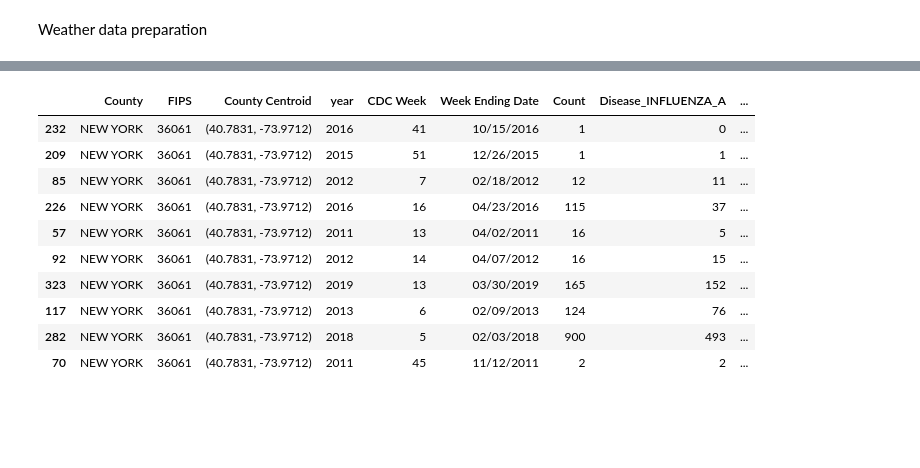
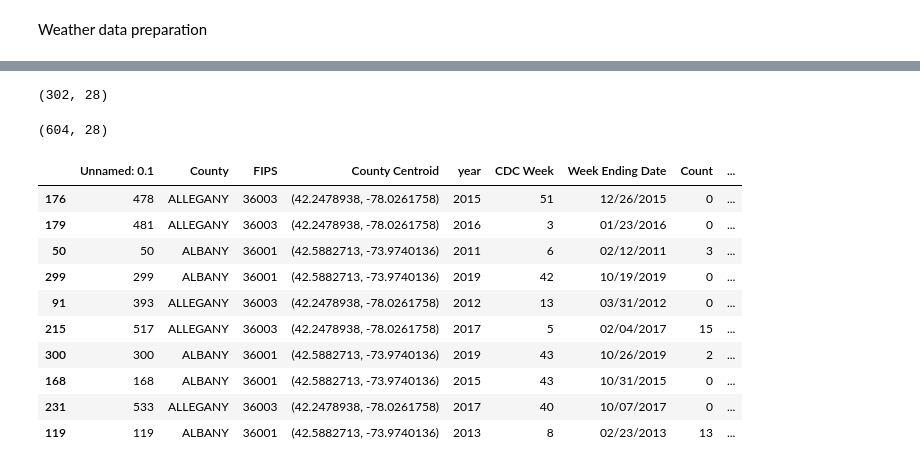
Before and after one commit to shivasanketh-rm/InfluenzaOutbreaks, a Jupyter notebook: IO_weatherPrep.ipynb, the cells around one changed output, grey strips where cells are left out. Cells and saved outputs as stored; diff of their text form; code cells hidden in the pictures; blank space fills up the shorter version.

```diff
--- a/IO_weatherPrep.ipynb
+++ b/IO_weatherPrep.ipynb
@@ -5,7 +5,7 @@ import pandas as pd
 import numpy as np
 # %%
 #Works on a single county basis
-county_name = 'NEW YORK'
+county_name = 'ALLEGANY'
 # %%
 #Read master csv file considering first column in the dataset as the index column
 df_master = pd.read_csv("master.csv", index_col=0)
@@ -67,20 +134,32 @@ df_TPS.head()
 #Creates a new dataframe by merging only the required county in master dataframe and the df_TPS dataframe for that county
 #This new dataframe is only a partial dataframe that contains only the rows that have the mentioned county values
 #Complete dataset has to be created by either merging or creating df_TPS for all counties and cerging all temp_df
-temp_df = pd.merge(df_master.loc[df_master['County'] == county_name], df_TPS,  how='left', left_on=['year','CDC Week'], right_on = ['Year','Week_Number'])
+temp_df = pd.merge(df_master.loc[df_master['County'] == county_name], df_TPS_1,  how='left', left_on=['year','CDC Week'], right_on = ['Year','Week_Number'])
 # %%
 #Drop the newly created Year and Week_Number columns as our master dataset already has these columns
 temp_df = temp_df.drop(['Year', 'Week_Number'], axis = 1)
-temp_df.sample(10)
+temp_df.sample(5)
+temp_df.shape
 # %% [output]
-|  | County | FIPS | County Centroid | year | CDC Week | Week Ending Date | Count | Disease_INFLUENZA_A | ... |
-| 232 | NEW YORK | 36061 | (40.7831, -73.9712) | 2016 | 41 | 10/15/2016 | 1 | 0 | ... |
-| 209 | NEW YORK | 36061 | (40.7831, -73.9712) | 2015 | 51 | 12/26/2015 | 1 | 1 | ... |
-| 85 | NEW YORK | 36061 | (40.7831, -73.9712) | 2012 | 7 | 02/18/2012 | 12 | 11 | ... |
-| 226 | NEW YORK | 36061 | (40.7831, -73.9712) | 2016 | 16 | 04/23/2016 | 115 | 37 | ... |
-| 57 | NEW YORK | 36061 | (40.7831, -73.9712) | 2011 | 13 | 04/02/2011 | 16 | 5 | ... |
-| 92 | NEW YORK | 36061 | (40.7831, -73.9712) | 2012 | 14 | 04/07/2012 | 16 | 15 | ... |
-| 323 | NEW YORK | 36061 | (40.7831, -73.9712) | 2019 | 13 | 03/30/2019 | 165 | 152 | ... |
-| 117 | NEW YORK | 36061 | (40.7831, -73.9712) | 2013 | 6 | 02/09/2013 | 124 | 76 | ... |
-| 282 | NEW YORK | 36061 | (40.7831, -73.9712) | 2018 | 5 | 02/03/2018 | 900 | 493 | ... |
-| 70 | NEW YORK | 36061 | (40.7831, -73.9712) | 2011 | 45 | 11/12/2011 | 2 | 2 | ... |
+(302, 28)
+# %%
+master_updated = pd.concat([master_updated, temp_df])
+# %%
+master_updated.shape
+# %% [output]
+(604, 28)
+# %%
+master_updated.sample(10)
+#master_updated.to_csv("Albany_Allegany.csv")
+# %% [output]
+|  | Unnamed: 0.1 | County | FIPS | County Centroid | year | CDC Week | Week Ending Date | Count | ... |
+| 176 | 478 | ALLEGANY | 36003 | (42.2478938, -78.0261758) | 2015 | 51 | 12/26/2015 | 0 | ... |
+| 179 | 481 | ALLEGANY | 36003 | (42.2478938, -78.0261758) | 2016 | 3 | 01/23/2016 | 0 | ... |
+| 50 | 50 | ALBANY | 36001 | (42.5882713, -73.9740136) | 2011 | 6 | 02/12/2011 | 3 | ... |
+| 299 | 299 | ALBANY | 36001 | (42.5882713, -73.9740136) | 2019 | 42 | 10/19/2019 | 0 | ... |
+| 91 | 393 | ALLEGANY | 36003 | (42.2478938, -78.0261758) | 2012 | 13 | 03/31/2012 | 0 | ... |
+| 215 | 517 | ALLEGANY | 36003 | (42.2478938, -78.0261758) | 2017 | 5 | 02/04/2017 | 15 | ... |
+| 300 | 300 | ALBANY | 36001 | (42.5882713, -73.9740136) | 2019 | 43 | 10/26/2019 | 2 | ... |
+| 168 | 168 | ALBANY | 36001 | (42.5882713, -73.9740136) | 2015 | 43 | 10/31/2015 | 0 | ... |
+| 231 | 533 | ALLEGANY | 36003 | (42.2478938, -78.0261758) | 2017 | 40 | 10/07/2017 | 0 | ... |
+| 119 | 119 | ALBANY | 36001 | (42.5882713, -73.9740136) | 2013 | 8 | 02/23/2013 | 13 | ... |
```
Also changed, not shown: parts of 5 cells of this notebook.
